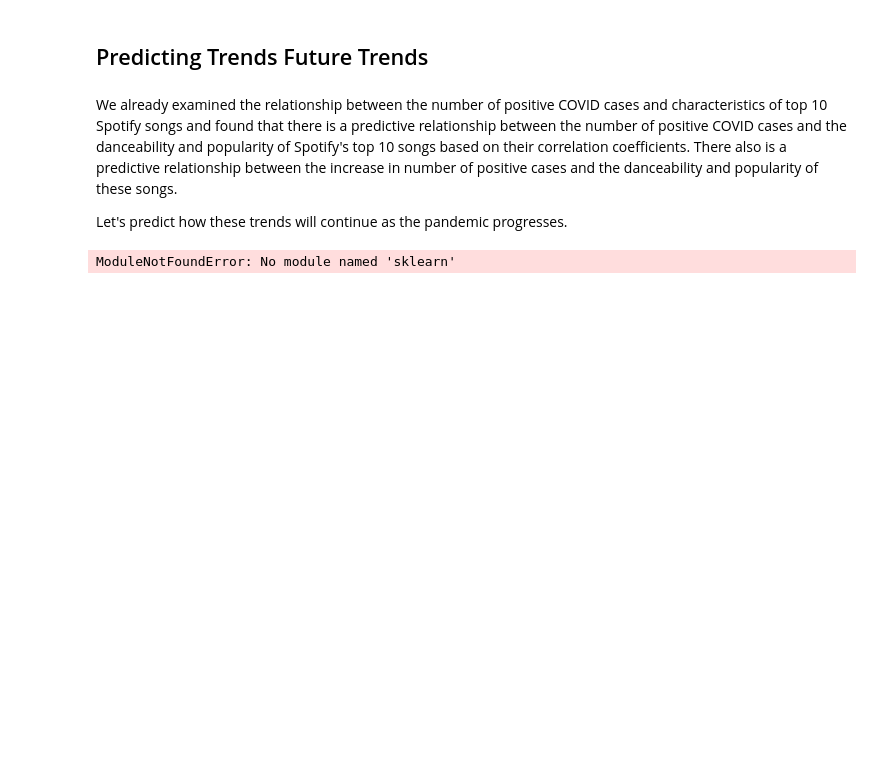
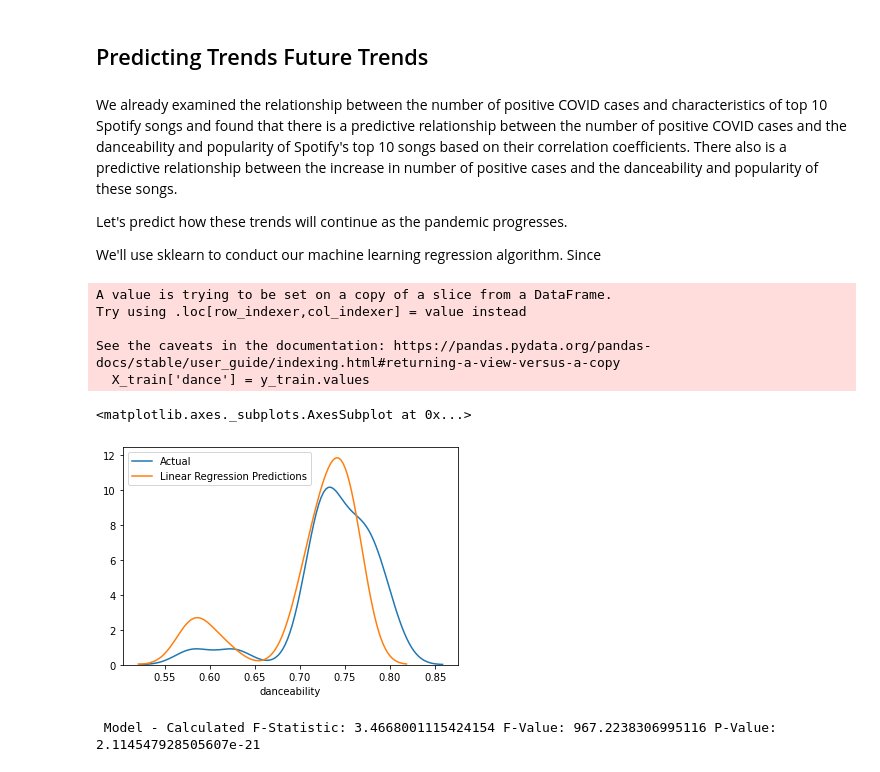
Before and after one commit to sonyal/COVIDSpotifyTrends, a Jupyter notebook: final.ipynb, the cells around one changed output. Saved outputs shown, nothing was run; the diff lists cells and outputs as text; code cells hidden in the pictures; blank space fills up the shorter version.

Commit message:
prediction coding done

```diff
--- a/final.ipynb
+++ b/final.ipynb
@@ -219,10 +310,40 @@ print(f'\tSlope of trend in danceability: {during_line.c[0]}\t\t Standard deviat
 We already examined the relationship between the number of positive COVID cases and characteristics of top 10 Spotify songs and found that there is a predictive relationship between the number of positive COVID cases and the danceability and popularity of Spotify's top 10 songs based on their correlation coefficients. There also is a predictive relationship between the increase in number of positive cases and the danceability and popularity of these songs.
 
 Let's predict how these trends will continue as the pandemic progresses.
+
+
+We'll use sklearn to conduct our machine learning regression algorithm. Since
-# %%
-from sklearn.datasets import load_iris
-
-iris = load_iris()
-print(iris.size)
-# %% [output]
-ModuleNotFoundError: No module named 'sklearn'
+# %%
+from sklearn.preprocessing import PolynomialFeatures
+from sklearn import linear_model
+
+X = grouped_covid.reset_index()[['positive', 'positiveIncrease']]
+y = grouped_spotify['danceability']
+
+X_train, X_test, y_train, y_test = model_selection.train_test_split(X, y, test_size=.5)
+X_train['dance'] = y_train.values
+print(X_train)
+lr = smf.ols(formula='dance ~ positive + positiveIncrease', data=X_train).fit()
+preds_lr = lr.predict(X_test)
+
+f, ax = plt.subplots()
+sns.distplot(y_test, hist=False, label="Actual", ax=ax)
+sns.distplot(preds_lr, hist=False, label="Linear Regression Predictions", ax=ax)
+# %% [output]
+A value is trying to be set on a copy of a slice from a DataFrame.
+Try using .loc[row_indexer,col_indexer] = value instead
+
+See the caveats in the documentation: https://pandas.pydata.org/pandas-docs/stable/user_guide/indexing.html#returning-a-view-versus-a-copy
+  X_train['dance'] = y_train.values
+<matplotlib.axes._subplots.AxesSubplot at 0x...>
+[figure, added]
+# %%
+from scipy.stats import f
+
+# F-Test to evaluate goodness of fit
+
+test = lr.f_test(np.identity(len(lr.params)))
+print(' Model - Calculated F-Statistic: ' + str(f.ppf(.95,test.df_num,test.df_denom)) + \
+    ' F-Value: ' + str(test.fvalue[0][0]) + ' P-Value: ' + str(test.pvalue))
+# %% [output]
+ Model - Calculated F-Statistic: 3.4668001115424154 F-Value: 967.2238306995116 P-Value: 2.114547928505607e-21
```
Also changed, not shown: parts of 19 cells of this notebook.
